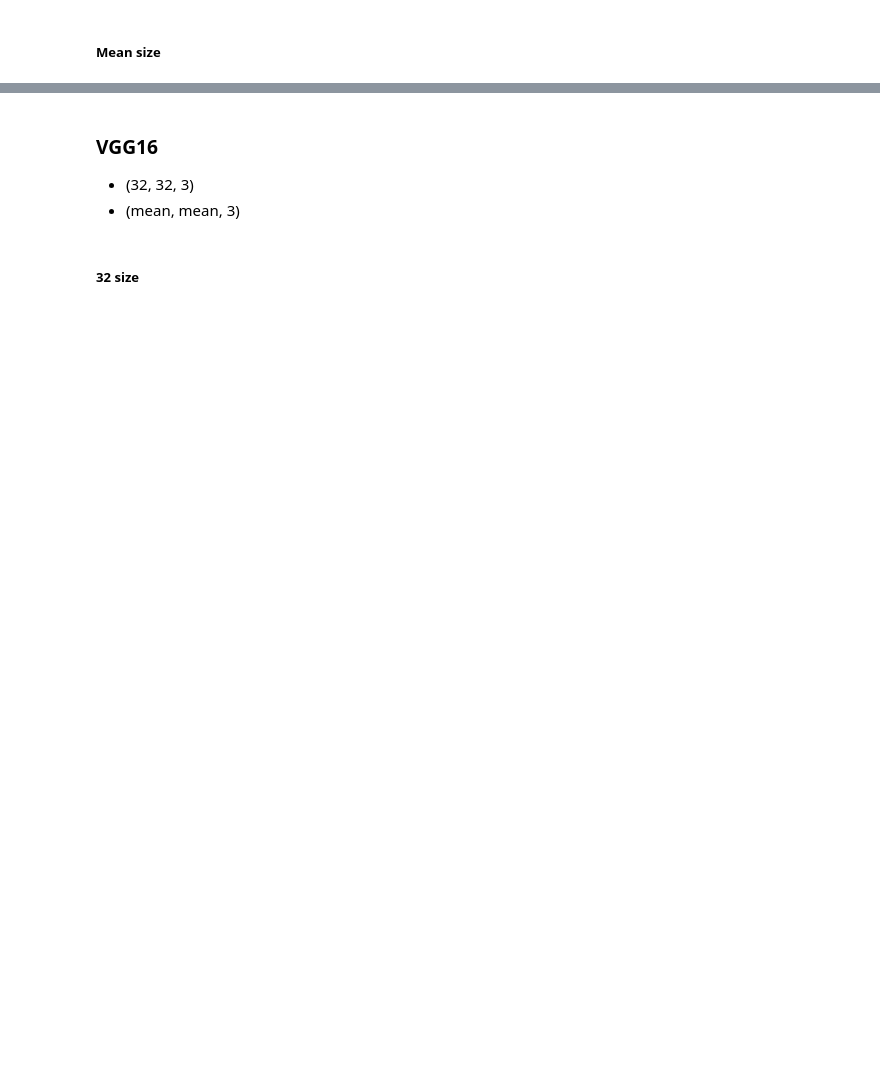
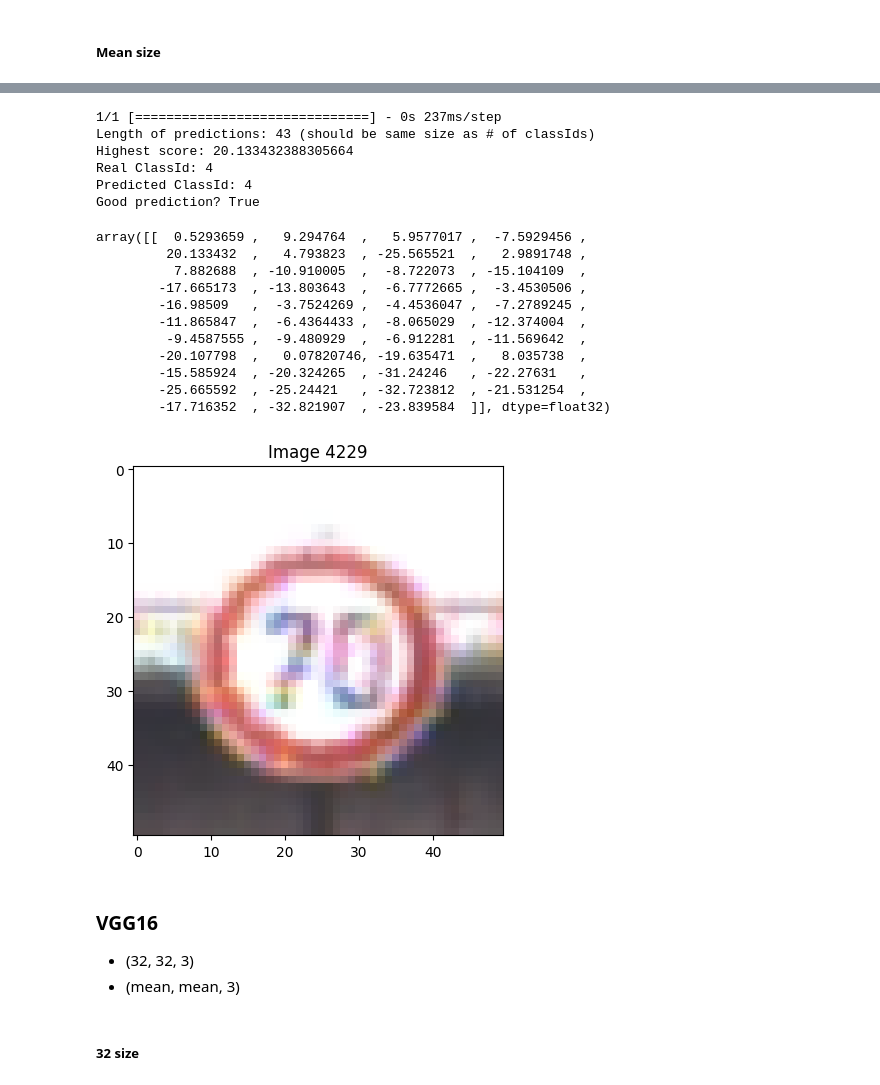
Before and after one commit to 0xBuilders/self-driving-cars-workshop, a Jupyter notebook: Artificial Intelligence/week1_IA.ipynb, the cells around one changed output, grey strips where cells are left out. Drawn from its saved outputs; the diff is of its cells as text; code cells hidden in the pictures; blank space fills up the shorter version.

```diff
--- a/Artificial Intelligence/week1_IA.ipynb
+++ b/Artificial Intelligence/week1_IA.ipynb
@@ -534,4 +613,4 @@ predict_with_random_image(lenetNN_32, processed_dt)
 # %% [markdown]
 ##### Mean size
 # %%
-lenetNN_Mean, lenetMean_history = test_with_shape(CNN_enum.LENET, traffic_dt, None)
+lenetNN_Mean, lenetMean_history, processed_dt_lennMean = test_with_shape(CNN_enum.LENET, traffic_dt, None, epochs=3)
@@ -540,5 +639,24 @@ plot_graph(lenetMean_history)
 # %%
-predict_with_random_image(lenetNN_Mean, processed_dt)
+predict_with_random_image(lenetNN_Mean, processed_dt_lennMean)
+# %% [output]
+1/1 [==============================] - 0s 237ms/step
+Length of predictions: 43 (should be same size as # of classIds)
+Highest score: 20.133432388305664
+Real ClassId: 4
+Predicted ClassId: 4
+Good prediction? True
+array([[  0.5293659 ,   9.294764  ,   5.9577017 ,  -7.5929456 ,
+         20.133432  ,   4.793823  , -25.565521  ,   2.9891748 ,
+          7.882688  , -10.910005  ,  -8.722073  , -15.104109  ,
+        -17.665173  , -13.803643  ,  -6.7772665 ,  -3.4530506 ,
+        -16.98509   ,  -3.7524269 ,  -4.4536047 ,  -7.2789245 ,
+        -11.865847  ,  -6.4364433 ,  -8.065029  , -12.374004  ,
+         -9.4587555 ,  -9.480929  ,  -6.912281  , -11.569642  ,
+        -20.107798  ,   0.07820746, -19.635471  ,   8.035738  ,
+        -15.585924  , -20.324265  , -31.24246   , -22.27631   ,
+        -25.665592  , -25.24421   , -32.723812  , -21.531254  ,
+        -17.716352  , -32.821907  , -23.839584  ]], dtype=float32)
+[figure, added]
 # %% [markdown]
 ### VGG16
 - (32, 32, 3)
```
Also changed, not shown: parts of 18 cells of this notebook, 1 other file.
